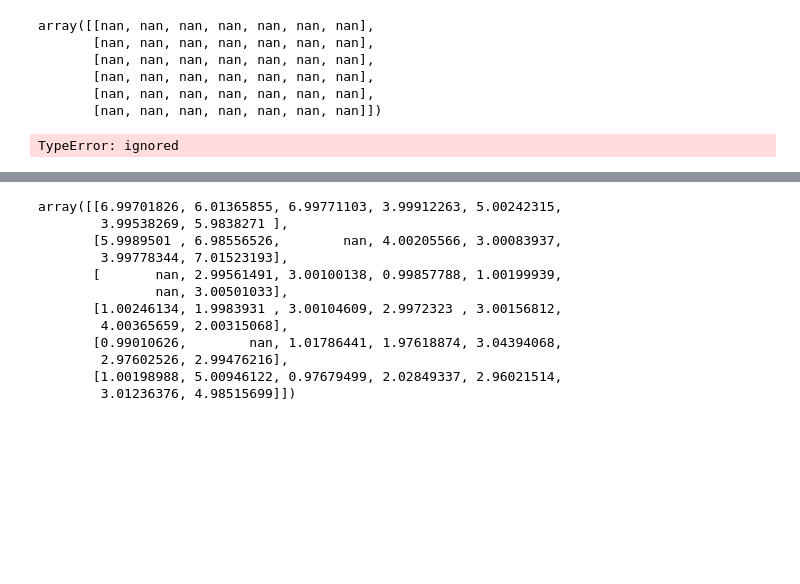
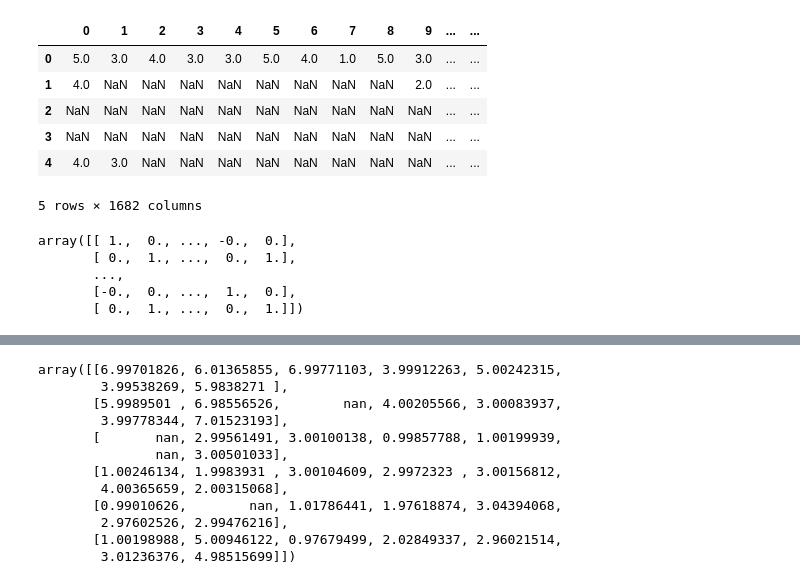
Before and after one commit to rsemihkoca/HW1, a Jupyter notebook: YouDo_2.ipynb, the cells around one changed output, grey strips where cells are left out. Saved outputs shown, nothing was run; the diff lists cells and outputs as text; code cells hidden in the pictures; blank space fills up the shorter version.

```diff
--- a/YouDo_2.ipynb
+++ b/YouDo_2.ipynb
@@ -112,0 +127,6 @@ array([4])
+# %%
+df = pd.read_csv('https://files.grouplens.org/datasets/movielens/ml-100k/u.data', delimiter=r'\t',
+names=['user_id', 'item_id', 'rating', 'timestamp'])
+r = df.pivot(index='user_id', columns='item_id', values='rating')
+print(r[r.isnull().all(axis=0)],r.shape)
+r = df.pivot(index='user_id', columns='item_id', values='rating').values
@@ -113,43 +139,32 @@ array([4])
+# %%
+pd.DataFrame(r).head(5)
+# %% [output]
+|  | 0 | 1 | 2 | 3 | 4 | 5 | 6 | 7 | 8 | 9 | ... | ... |
+| 0 | 5.0 | 3.0 | 4.0 | 3.0 | 3.0 | 5.0 | 4.0 | 1.0 | 5.0 | 3.0 | ... | ... |
+| 1 | 4.0 | NaN | NaN | NaN | NaN | NaN | NaN | NaN | NaN | 2.0 | ... | ... |
+| 2 | NaN | NaN | NaN | NaN | NaN | NaN | NaN | NaN | NaN | NaN | ... | ... |
+| 3 | NaN | NaN | NaN | NaN | NaN | NaN | NaN | NaN | NaN | NaN | ... | ... |
+| 4 | 4.0 | 3.0 | NaN | NaN | NaN | NaN | NaN | NaN | NaN | NaN | ... | ... |
+5 rows × 1682 columns
 # %%
-import pandas as pd
-r = pd.DataFrame([[7, 6, 7, 4, 5, 4,6],
-              [6, 7, np.nan, 4, 3, 4,7],
-              [np.nan, 3, 3, 1, 1, np.nan,3],
-              [1, 2, 3, 3, 3, 4,2],
-              [1, np.nan, 1, 2, 3, 3,3],
-              [1, 5, 1, 2, 3, 3,5]])
-r.index =['User_0','User_1', 'User_2', 'User_3', 'User_4','User_4_cpy']
-r.columns =['Item_0','Item_1', 'Item_2', 'Item_3', 'Item_4', 'Item_5','Item_1_cpy']
-r,r.T
-# r_pred=np.full((r.shape),np.nan)
-# r_pred
+import numpy as np
+# r_init = np.array([[7, 6, 7, 4, 5, 4,6],
+#               [6, 7, np.nan, 4, 3, 4,7],
+#               [np.nan, 3, 3, 1, 1, np.nan,3],
+#               [1, 2, 3, 3, 3, 4,2],
+#               [1, np.nan, 1, 2, 3, 3,3],
+#               [1, 5, 1, 2, 3, 3,5]])
+r=r.copy()
+#r=r_init.copy()
+ItemBased_model = UserBased(zero_mean, beta, idf)
+ItemBased_model.fit(r.T)
+
+UserBased_model = UserBased(zero_mean, beta, idf)
+UserBased_model.fit(r)
 # %% [output]
-array([[nan, nan, nan, nan, nan, nan, nan],
-       [nan, nan, nan, nan, nan, nan, nan],
-       [nan, nan, nan, nan, nan, nan, nan],
-       [nan, nan, nan, nan, nan, nan, nan],
-       [nan, nan, nan, nan, nan, nan, nan],
-       [nan, nan, nan, nan, nan, nan, nan]])
+array([[ 1.,  0., ..., -0.,  0.],
+       [ 0.,  1., ...,  0.,  1.],
+       ...,
+       [-0.,  0., ...,  1.,  0.],
+       [ 0.,  1., ...,  0.,  1.]])
-# %%
-users,items=r.shape
-u=4 # 5. user
-j=1 # 2. item nan values
-
-top_k=3
-w_users=np.random.rand(1,top_k)
-# w_items=np.random.rand(1,top_k)
-# w_items
-
-UserBased_model = UserBased(zero_mean=True, beta=1, idf=False)
-sim = UserBased_model.fit(r)
-
-Rvj,Mv,Mu=UserBased_model.predict_single_rate(r,u,j, top_k=3)
-Rvj,Mv,Mu
-w_users
-np.dot(w_users,Rvj-Mv)
-
-r_pred= Mu + np.dot(w_users,Rvj-Mv)
-r_pred
-# %% [output]
-TypeError: ignored
 # %%
```
Also changed, not shown: parts of 12 cells of this notebook.
